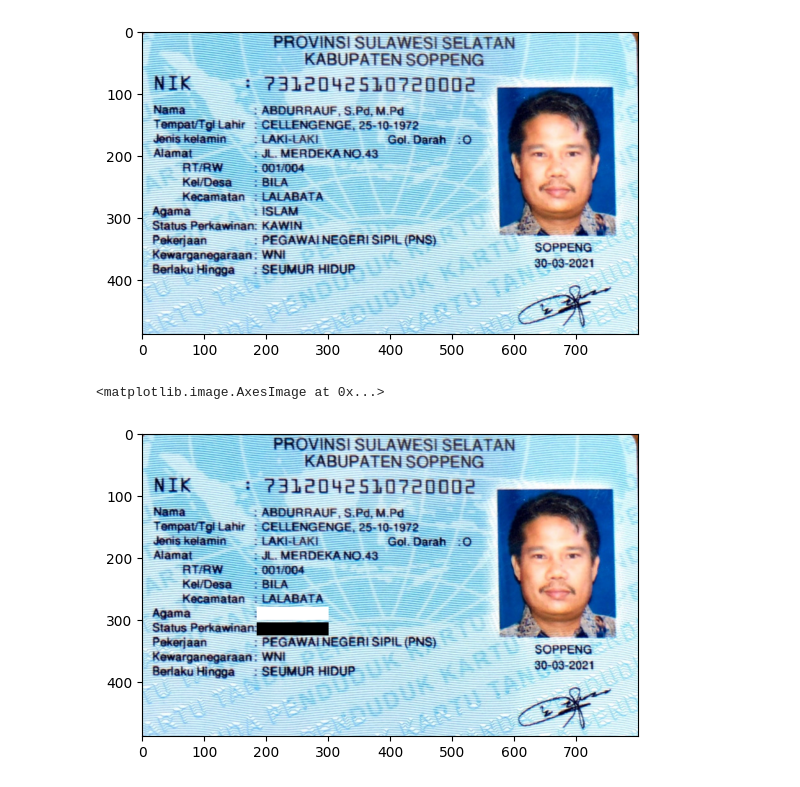
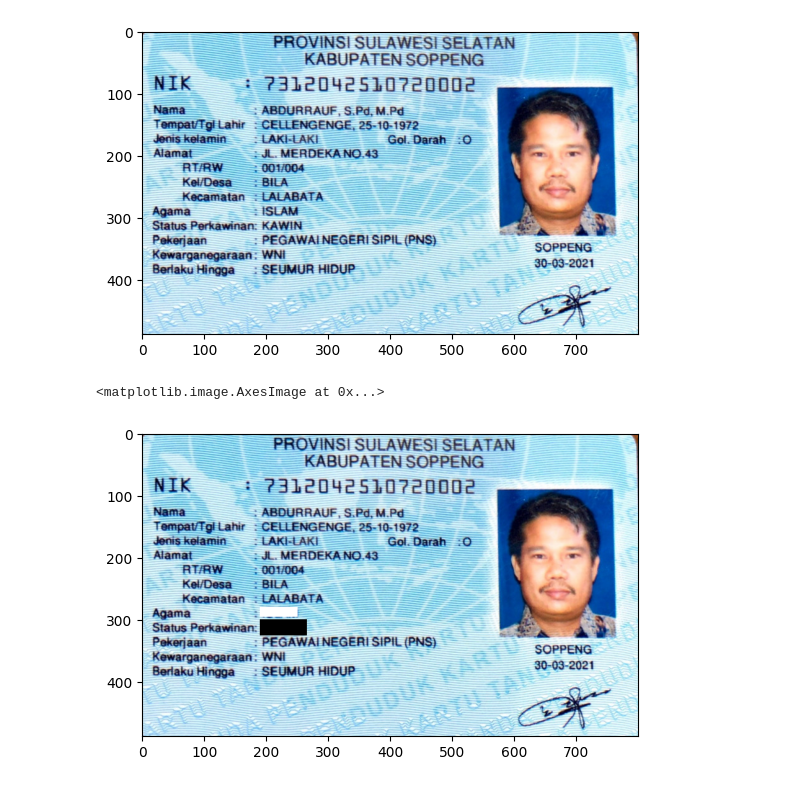
Before and after one commit to Gin-Arata/PCVK_13_Gaco-Razan-Kamil, a Jupyter notebook: Week2_Tugas_Kelompok.ipynb, the cells around one changed output. Cells and saved outputs as stored; diff of their text form; code cells hidden in the pictures.

```diff
--- a/Week2_Tugas_Kelompok.ipynb
+++ b/Week2_Tugas_Kelompok.ipynb
@@ -37,15 +38,25 @@ plt.imshow(img_rgb)
 # %% [output]
 <matplotlib.image.AxesImage at 0x...>
 [figure]
+# %%
+# @title Membuat vertices untuk menutup informasi
+
+# Membuat vertices
+vertices_agama = np.array([[190, 280], [250, 280], [250, 295], [190, 295]], dtype=np.int32)
+vertices_kawin = np.array([[190, 300], [265, 300], [265, 325], [190, 325]], dtype=np.int32)
+
+# Melakukan reshape vertices
+vertices_agama = vertices_agama.reshape((-1, 1, 2))
+vertices_kawin = vertices_kawin.reshape((-1, 1, 2))
 # %%
 # @title Melakukan Penutupan Identitas Agama dan Kawin
 
-# Menambahkan rectangle pada agama dan status kawin
-cv.rectangle(img_rgb, pt1=(185, 280), pt2=(300, 300), color=(255, 255, 255), thickness=-1)
-cv.rectangle(img_rgb, pt1=(185, 305), pt2=(300, 325), color=(0, 0, 0), thickness=-1)
+# Menambahkan polylines pada agama dan status kawin
+cv.fillPoly(img_rgb, pts=[vertices_agama], color=(255, 255, 255))
+cv.fillPoly(img_rgb, pts=[vertices_kawin], color=(0, 0, 0))
 
 # Menampilkan gambar yang sudah dilakukan penutupan identitas
 plt.imshow(img_rgb)
 # %% [output]
 <matplotlib.image.AxesImage at 0x...>
-[figure, old version]
+[figure, new version]
```
Also changed, not shown: parts of 1 cell of this notebook.
